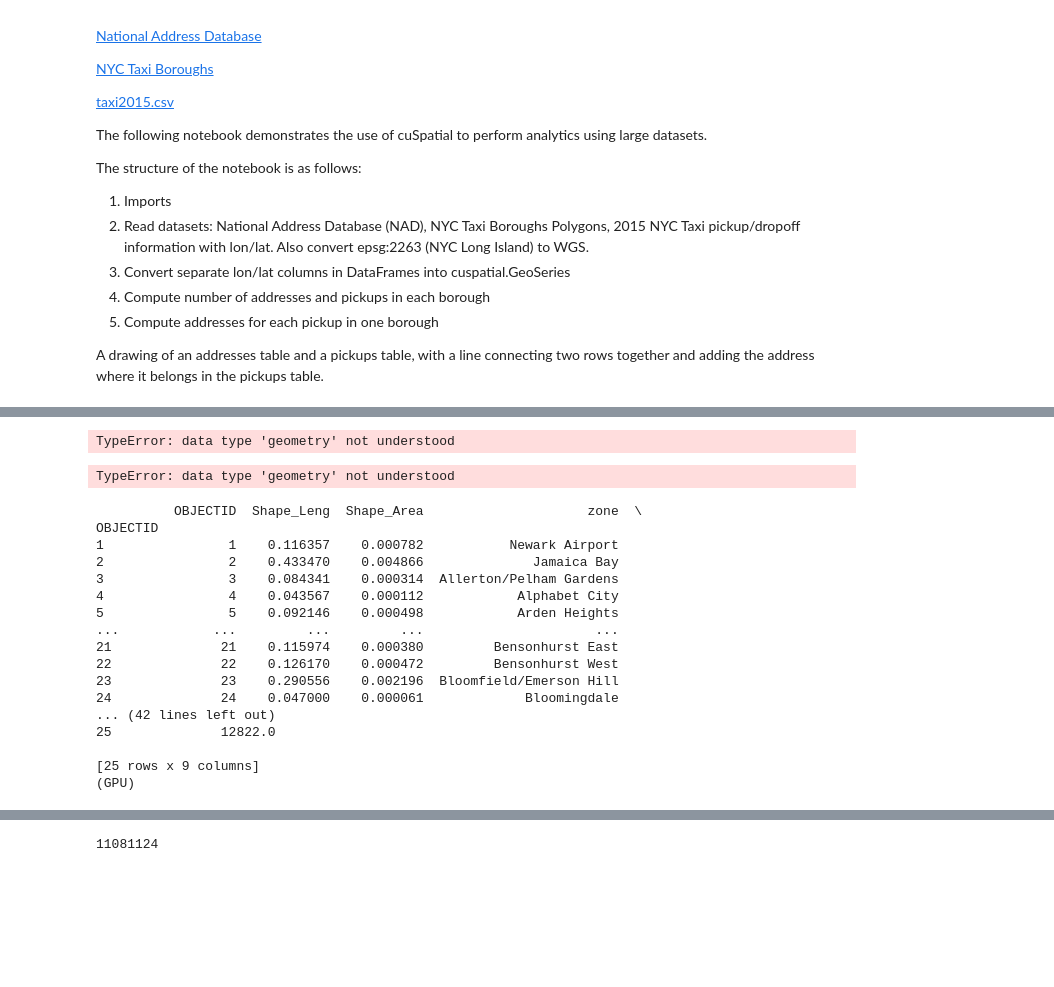
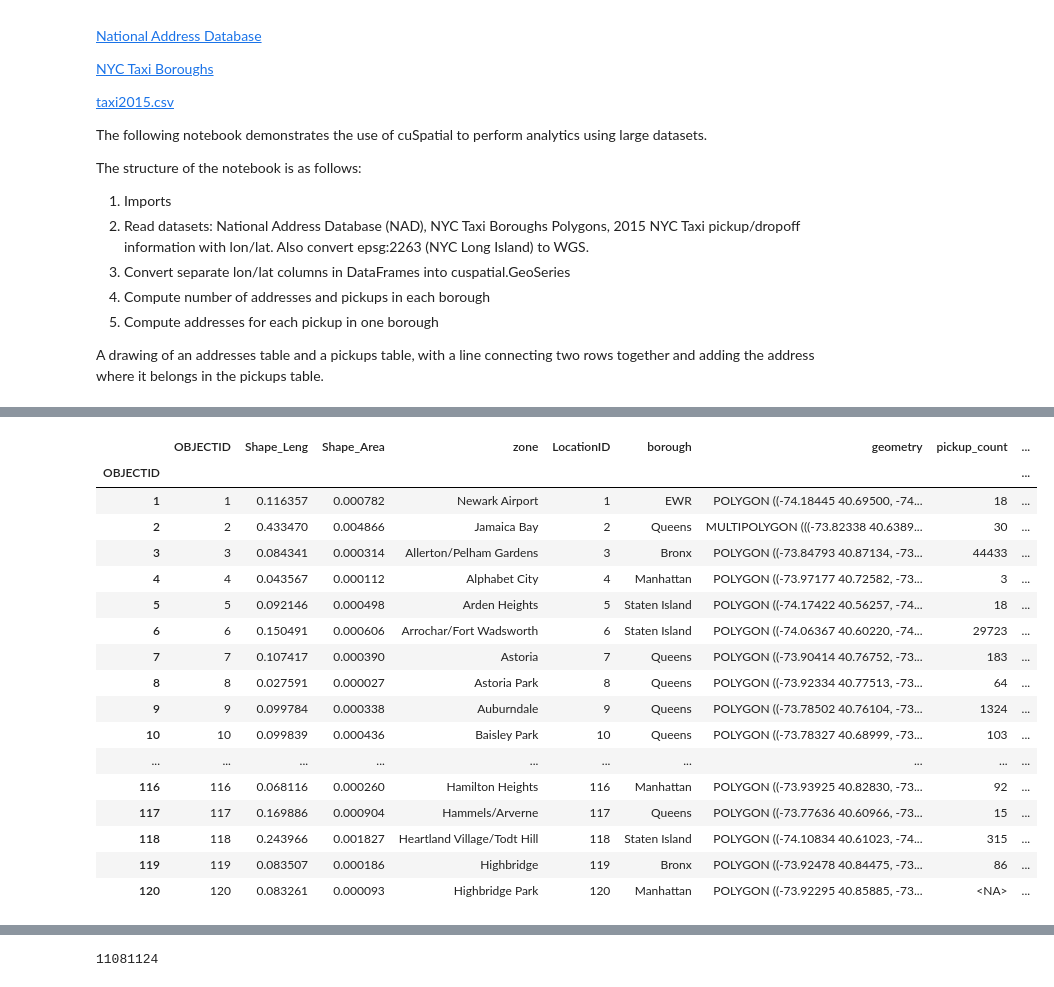
Before and after one commit to thomcom/gtc-2023, a Jupyter notebook: GTC 2023.ipynb, the cells around one changed output, grey strips where cells are left out. Saved outputs shown, nothing was run; the diff lists cells and outputs as text; code cells hidden in the pictures; blank space fills up the shorter version.

```diff
--- a/GTC 2023.ipynb
+++ b/GTC 2023.ipynb
@@ -125,27 +144,27 @@ display(borough_pickups)
 # %%
 # Add pickup and address counts to zones dataframe
 
 zones["pickup_count"] = borough_pickups.groupby('polygon_index').count()
 zones["address_count"] = borough_addresses.groupby('polygon_index').count()
-# Add to taxi2015 dataframe for demo display
+pd.set_option('display.max_rows', 265)
+zones.iloc[0:120]
 # %% [output]
-TypeError: data type 'geometry' not understood
-TypeError: data type 'geometry' not understood
-          OBJECTID  Shape_Leng  Shape_Area                     zone  \
-OBJECTID
-1                1    0.116357    0.000782           Newark Airport
-2                2    0.433470    0.004866              Jamaica Bay
-3                3    0.084341    0.000314  Allerton/Pelham Gardens
-4                4    0.043567    0.000112            Alphabet City
-5                5    0.092146    0.000498            Arden Heights
-...            ...         ...         ...                      ...
-21              21    0.115974    0.000380         Bensonhurst East
-22              22    0.126170    0.000472         Bensonhurst West
-23              23    0.290556    0.002196  Bloomfield/Emerson Hill
-24              24    0.047000    0.000061             Bloomingdale
-... (42 lines left out)
-25              12822.0
-
-[25 rows x 9 columns]
-(GPU)
+|  | OBJECTID | Shape_Leng | Shape_Area | zone | LocationID | borough | geometry | pickup_count | ... |
+| OBJECTID |  |  |  |  |  |  |  |  | ... |
+| 1 | 1 | 0.116357 | 0.000782 | Newark Airport | 1 | EWR | POLYGON ((-74.18445 40.69500, -74... | 18 | ... |
+| 2 | 2 | 0.433470 | 0.004866 | Jamaica Bay | 2 | Queens | MULTIPOLYGON (((-73.82338 40.6389... | 30 | ... |
+| 3 | 3 | 0.084341 | 0.000314 | Allerton/Pelham Gardens | 3 | Bronx | POLYGON ((-73.84793 40.87134, -73... | 44433 | ... |
+| 4 | 4 | 0.043567 | 0.000112 | Alphabet City | 4 | Manhattan | POLYGON ((-73.97177 40.72582, -73... | 3 | ... |
+| 5 | 5 | 0.092146 | 0.000498 | Arden Heights | 5 | Staten Island | POLYGON ((-74.17422 40.56257, -74... | 18 | ... |
+| 6 | 6 | 0.150491 | 0.000606 | Arrochar/Fort Wadsworth | 6 | Staten Island | POLYGON ((-74.06367 40.60220, -74... | 29723 | ... |
+| 7 | 7 | 0.107417 | 0.000390 | Astoria | 7 | Queens | POLYGON ((-73.90414 40.76752, -73... | 183 | ... |
+| 8 | 8 | 0.027591 | 0.000027 | Astoria Park | 8 | Queens | POLYGON ((-73.92334 40.77513, -73... | 64 | ... |
+| 9 | 9 | 0.099784 | 0.000338 | Auburndale | 9 | Queens | POLYGON ((-73.78502 40.76104, -73... | 1324 | ... |
+| 10 | 10 | 0.099839 | 0.000436 | Baisley Park | 10 | Queens | POLYGON ((-73.78327 40.68999, -73... | 103 | ... |
+| ... | ... | ... | ... | ... | ... | ... | ... | ... | ... |
+| 116 | 116 | 0.068116 | 0.000260 | Hamilton Heights | 116 | Manhattan | POLYGON ((-73.93925 40.82830, -73... | 92 | ... |
+| 117 | 117 | 0.169886 | 0.000904 | Hammels/Arverne | 117 | Queens | POLYGON ((-73.77636 40.60966, -73... | 15 | ... |
+| 118 | 118 | 0.243966 | 0.001827 | Heartland Village/Todt Hill | 118 | Staten Island | POLYGON ((-74.10834 40.61023, -74... | 315 | ... |
+| 119 | 119 | 0.083507 | 0.000186 | Highbridge | 119 | Bronx | POLYGON ((-73.92478 40.84475, -73... | 86 | ... |
+| 120 | 120 | 0.083261 | 0.000093 | Highbridge Park | 120 | Manhattan | POLYGON ((-73.92295 40.85885, -73... | <NA> | ... |
 # %% [markdown]
```
Also changed, not shown: parts of 12 cells of this notebook.
